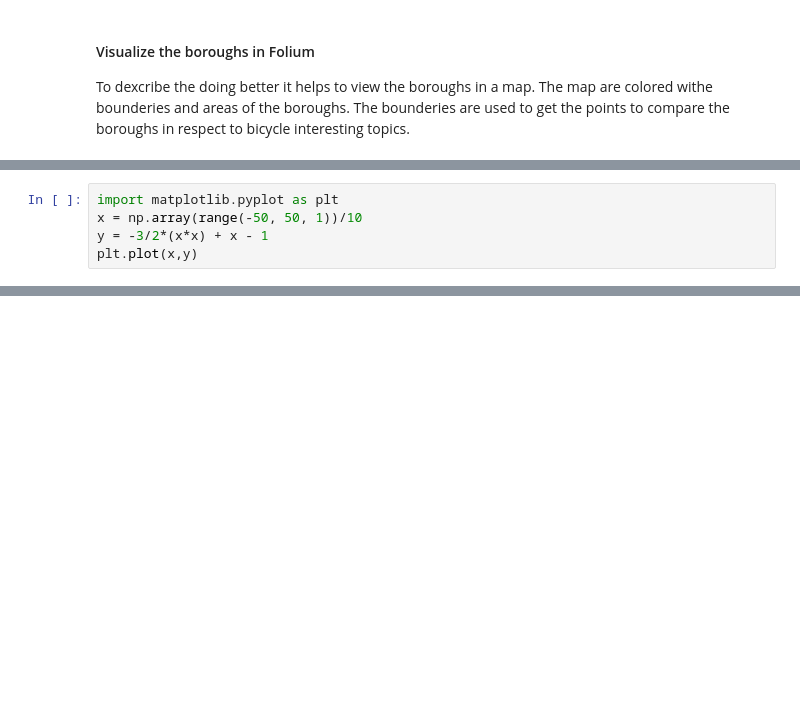
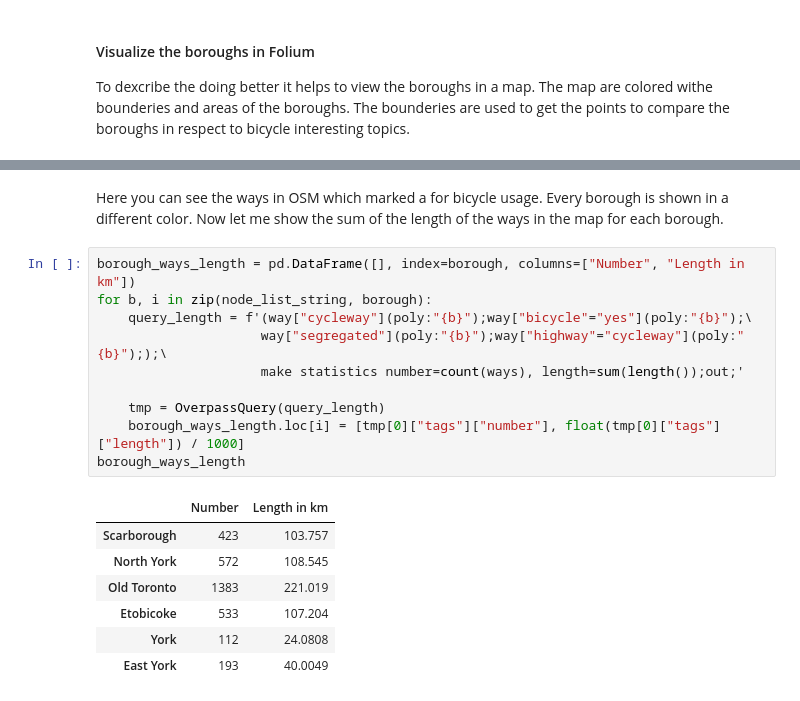
Before and after one commit to sf-ing-de/Coursera_Capstone, a Jupyter notebook: Coursera Capstone Project The Battle of Neighbourhood.ipynb, the cells around one changed output, grey strips where cells are left out. Saved outputs shown, nothing was run; the diff lists cells and outputs as text; blank space fills up the shorter version.

```diff
--- a/Coursera Capstone Project The Battle of Neighbourhood.ipynb
+++ b/Coursera Capstone Project The Battle of Neighbourhood.ipynb
@@ -408,5 +262,0 @@ NameError: name 'manhattan_data' is not defined
-# %%
-import matplotlib.pyplot as plt
-x = np.array(range(-50, 50, 1))/10
-y = -3/2*(x*x) + x - 1
-plt.plot(x,y)
@@ -415,0 +331,20 @@ plt.plot(x,y)
+# %% [markdown]
+Here you can see the ways in OSM which marked a for bicycle usage. Every borough is shown in a different color. Now let me show the sum of the length of the ways in the map for each borough.
+# %%
+borough_ways_length = pd.DataFrame([], index=borough, columns=["Number", "Length in km"])
+for b, i in zip(node_list_string, borough):
+    query_length = f'(way["cycleway"](poly:"{b}");way["bicycle"="yes"](poly:"{b}");\
+                     way["segregated"](poly:"{b}");way["highway"="cycleway"](poly:"{b}"););\
+                     make statistics number=count(ways), length=sum(length());out;'
+
+    tmp = OverpassQuery(query_length)
+    borough_ways_length.loc[i] = [tmp[0]["tags"]["number"], float(tmp[0]["tags"]["length"]) / 1000]
+borough_ways_length
+# %% [output]
+|  | Number | Length in km |
+| Scarborough | 423 | 103.757 |
+| North York | 572 | 108.545 |
+| Old Toronto | 1383 | 221.019 |
+| Etobicoke | 533 | 107.204 |
+| York | 112 | 24.0808 |
+| East York | 193 | 40.0049 |
```
Also changed, not shown: parts of 19 cells of this notebook.
